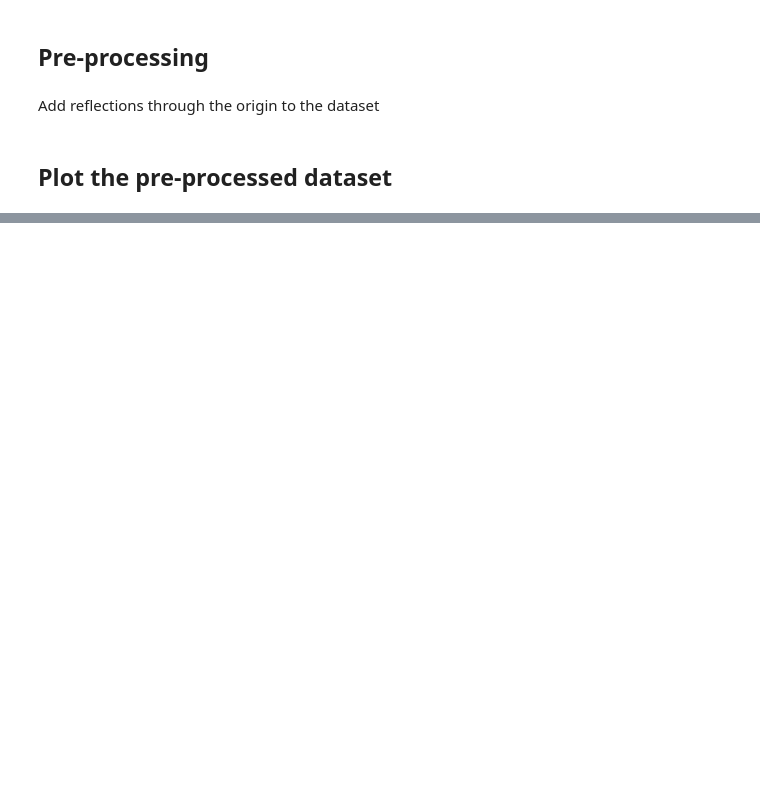
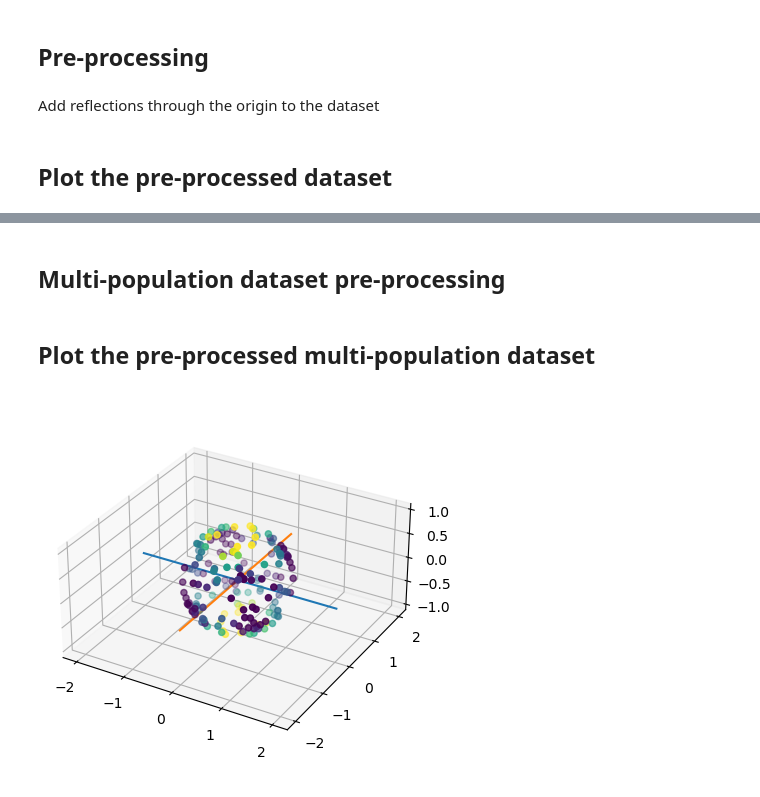
Before and after one commit to AlesRessler/AlesMScProject, a Jupyter notebook: 04 Simulated dataset from diffusion tensor model.ipynb, the cells around one changed output, grey strips where cells are left out. Saved outputs shown, nothing was run; the diff lists cells and outputs as text; code cells hidden in the pictures; blank space fills up the shorter version.

```diff
--- a/04 Simulated dataset from diffusion tensor model.ipynb
+++ b/04 Simulated dataset from diffusion tensor model.ipynb
@@ -75,0 +92,2 @@ plt.show()
+# %%
+bvals_multi, qhat_multi, dwis_multi = load_dt_simulated.load_dt_simulated_multiple_populations(number_of_data_points=90, b_value=1000, b_0_signal=3000, include_b_0=False, noise_standard_deviation=100, eigenvalues=[(0.00260348, 0.00026138, 0.00013102),(0.00026138, 0.00260348, 0.00013102)], eigenvectors=[None,None], fractions=[0.5,0.5], seed=1)
@@ -75,0 +114,16 @@ plt.show()
+# %% [markdown]
+## Multi-population dataset pre-processing
+# %%
+bvals_multi, qhat_multi, dwis_multi = extend_dataset_with_origin_reflections(bvals_multi, qhat_multi, dwis_multi)
+# %% [markdown]
+## Plot the pre-processed multi-population dataset
+# %%
+fig = plt.figure()
+ax = fig.add_subplot(111, projection="3d")
+ax.scatter(qhat_multi[0],qhat_multi[1],qhat_multi[2],c=dwis_multi,vmin=1000,vmax=2000)
+ax.plot([-2,2],[0,0],[0,0])
+ax.plot([0,0],[-2,2],[0,0])
+ax.set_aspect('equal')
+plt.show()
+# %% [output]
+[figure, added]
```
Also changed, not shown: parts of 5 cells of this notebook, 1 other file.
